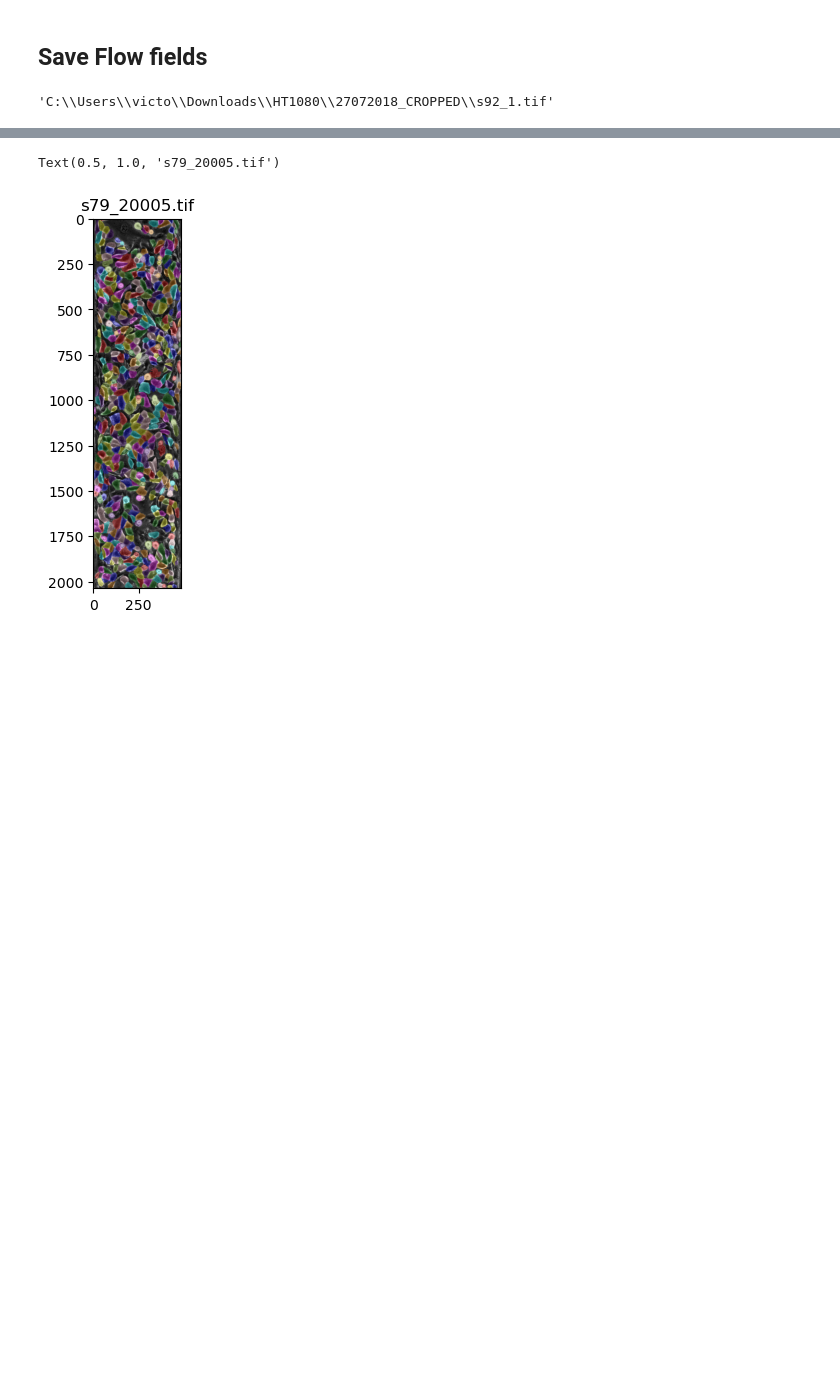
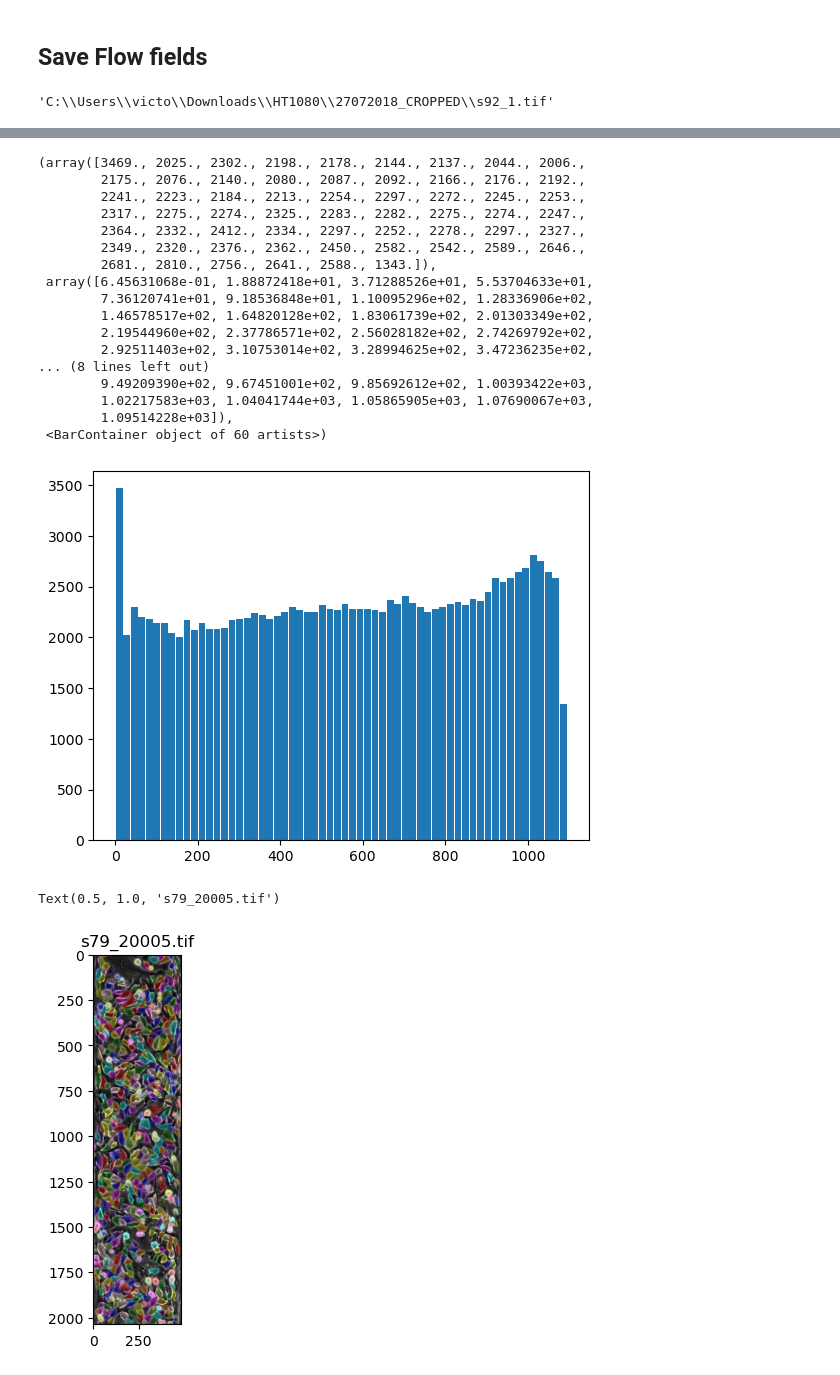
Before and after one commit to viciya/nematics, a Jupyter notebook: nematics/journals/test_file.ipynb, the cells around one changed output, grey strips where cells are left out. Saved outputs shown, nothing was run; the diff lists cells and outputs as text; code cells hidden in the pictures; blank space fills up the shorter version.

```diff
--- a/nematics/journals/test_file.ipynb
+++ b/nematics/journals/test_file.ipynb
@@ -480,3 +580,25 @@ flow.shape
+# %%
+df = pd.read_csv(r"C:\Users\victo\Downloads\HT1080\Odd_test\s52\_allspots.csv", skiprows=[1,2,3])
+plt.hist(df.POSITION_X, bins=60, rwidth=.9)
+# %% [output]
+(array([3469., 2025., 2302., 2198., 2178., 2144., 2137., 2044., 2006.,
+        2175., 2076., 2140., 2080., 2087., 2092., 2166., 2176., 2192.,
+        2241., 2223., 2184., 2213., 2254., 2297., 2272., 2245., 2253.,
+        2317., 2275., 2274., 2325., 2283., 2282., 2275., 2274., 2247.,
+        2364., 2332., 2412., 2334., 2297., 2252., 2278., 2297., 2327.,
+        2349., 2320., 2376., 2362., 2450., 2582., 2542., 2589., 2646.,
+        2681., 2810., 2756., 2641., 2588., 1343.]),
+ array([6.45631068e-01, 1.88872418e+01, 3.71288526e+01, 5.53704633e+01,
+        7.36120741e+01, 9.18536848e+01, 1.10095296e+02, 1.28336906e+02,
+        1.46578517e+02, 1.64820128e+02, 1.83061739e+02, 2.01303349e+02,
+        2.19544960e+02, 2.37786571e+02, 2.56028182e+02, 2.74269792e+02,
+        2.92511403e+02, 3.10753014e+02, 3.28994625e+02, 3.47236235e+02,
+... (8 lines left out)
+        9.49209390e+02, 9.67451001e+02, 9.85692612e+02, 1.00393422e+03,
+        1.02217583e+03, 1.04041744e+03, 1.05865905e+03, 1.07690067e+03,
+        1.09514228e+03]),
+ <BarContainer object of 60 artists>)
+[figure, added]
 # %%
 import matplotlib.pyplot as plt
 import cv2
```
Also changed, not shown: parts of 14 cells of this notebook, 5 other files.
